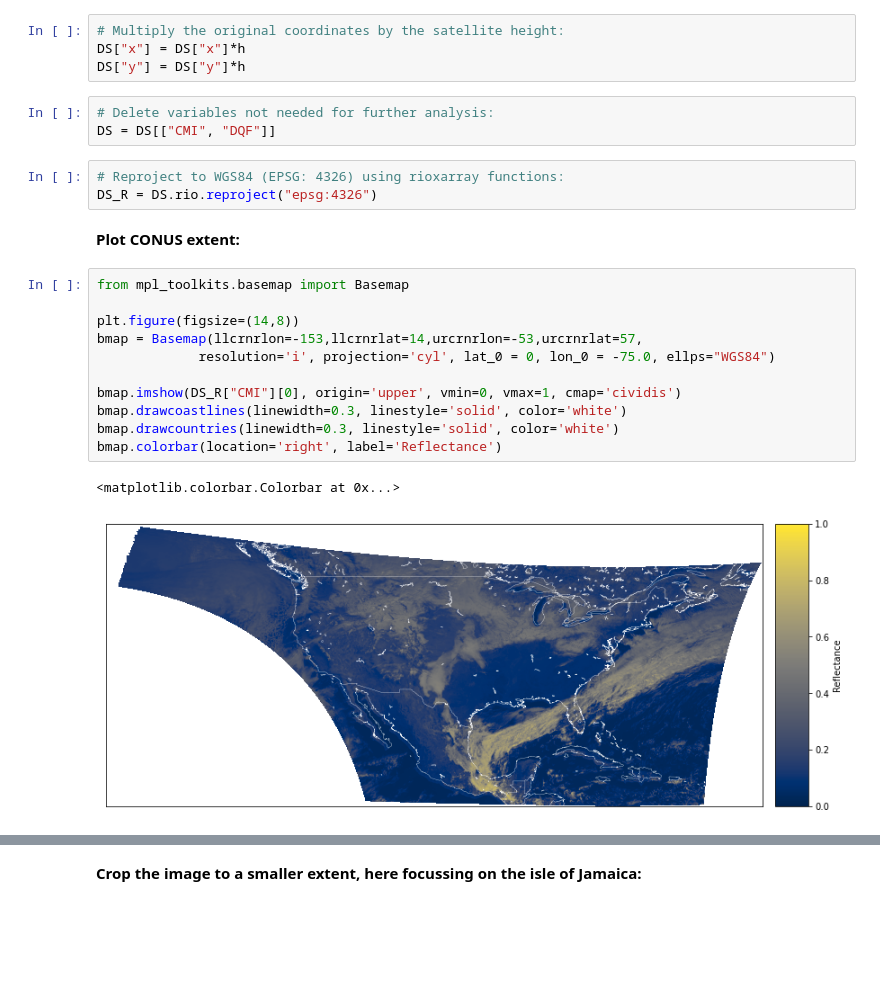
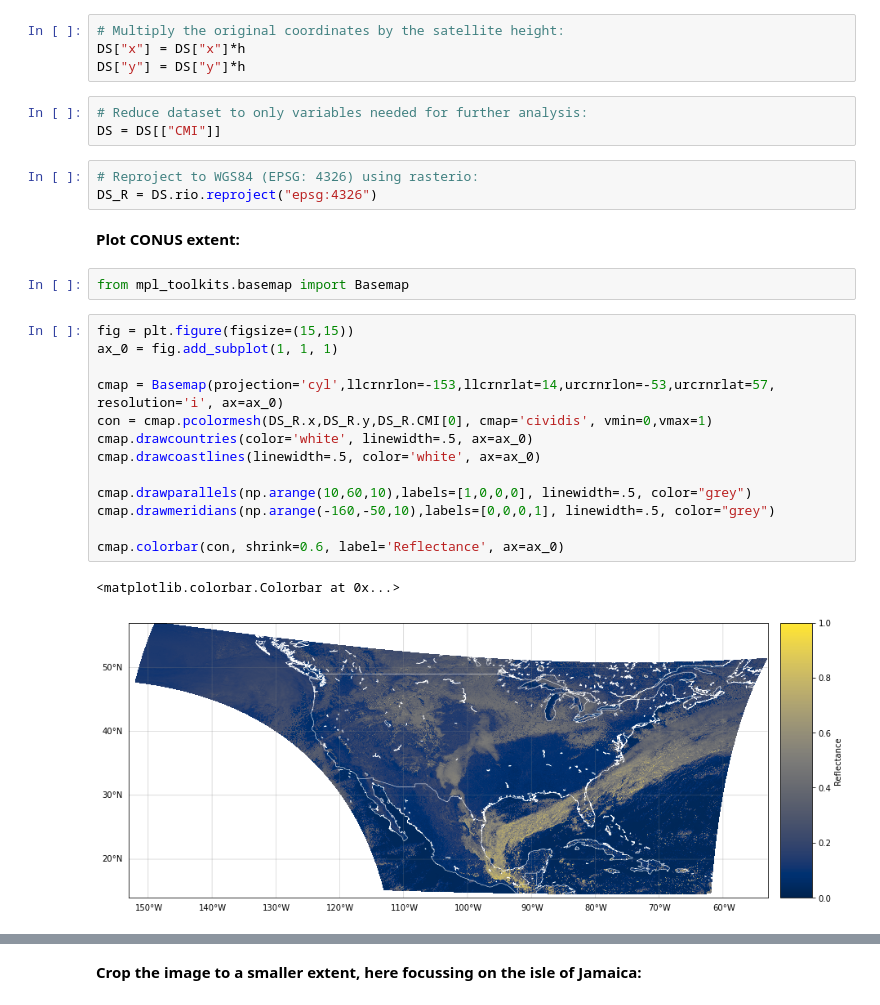
Before and after one commit to tobac-project/tobac-tutorials, a Jupyter notebook: themes/tobac_v1/Example_VIS_Tracking_Satellite/Example_VIS_Tracking_Satellite.ipynb, the cells around one changed output, grey strips where cells are left out. Cells and saved outputs as stored; diff of their text form; blank space fills up the shorter version.

```diff
--- a/themes/tobac_v1/Example_VIS_Tracking_Satellite/Example_VIS_Tracking_Satellite.ipynb
+++ b/themes/tobac_v1/Example_VIS_Tracking_Satellite/Example_VIS_Tracking_Satellite.ipynb
@@ -133,24 +130,28 @@ DS = DS.rio.write_crs(pstr, inplace=True)
 DS["x"] = DS["x"]*h
 DS["y"] = DS["y"]*h
 # %%
-# Delete variables not needed for further analysis:
-DS = DS[["CMI", "DQF"]]
+# Reduce dataset to only variables needed for further analysis:
+DS = DS[["CMI"]]
 # %%
-# Reproject to WGS84 (EPSG: 4326) using rioxarray functions:
+# Reproject to WGS84 (EPSG: 4326) using rasterio:
 DS_R = DS.rio.reproject("epsg:4326")
 # %% [markdown]
 **Plot CONUS extent:**
-# %%
-from mpl_toolkits.basemap import Basemap
-
-plt.figure(figsize=(14,8))
-bmap = Basemap(llcrnrlon=-153,llcrnrlat=14,urcrnrlon=-53,urcrnrlat=57,
-             resolution='i', projection='cyl', lat_0 = 0, lon_0 = -75.0, ellps="WGS84")
-
-bmap.imshow(DS_R["CMI"][0], origin='upper', vmin=0, vmax=1, cmap='cividis')
-bmap.drawcoastlines(linewidth=0.3, linestyle='solid', color='white')
-bmap.drawcountries(linewidth=0.3, linestyle='solid', color='white')
-bmap.colorbar(location='right', label='Reflectance')
-# %% [output]
-<matplotlib.colorbar.Colorbar at 0x...>
-[figure, removed]
+# %%
+from mpl_toolkits.basemap import Basemap
+# %%
+fig = plt.figure(figsize=(15,15))
+ax_0 = fig.add_subplot(1, 1, 1)
+
+cmap = Basemap(projection='cyl',llcrnrlon=-153,llcrnrlat=14,urcrnrlon=-53,urcrnrlat=57, resolution='i', ax=ax_0)
+con = cmap.pcolormesh(DS_R.x,DS_R.y,DS_R.CMI[0], cmap='cividis', vmin=0,vmax=1)
+cmap.drawcountries(color='white', linewidth=.5, ax=ax_0)
+cmap.drawcoastlines(linewidth=.5, color='white', ax=ax_0)
+
+cmap.drawparallels(np.arange(10,60,10),labels=[1,0,0,0], linewidth=.5, color="grey")
+cmap.drawmeridians(np.arange(-160,-50,10),labels=[0,0,0,1], linewidth=.5, color="grey")
+
+cmap.colorbar(con, shrink=0.6, label='Reflectance', ax=ax_0)
+# %% [output]
+<matplotlib.colorbar.Colorbar at 0x...>
+[figure, added]
```
Also changed, not shown: parts of 15 cells of this notebook.
